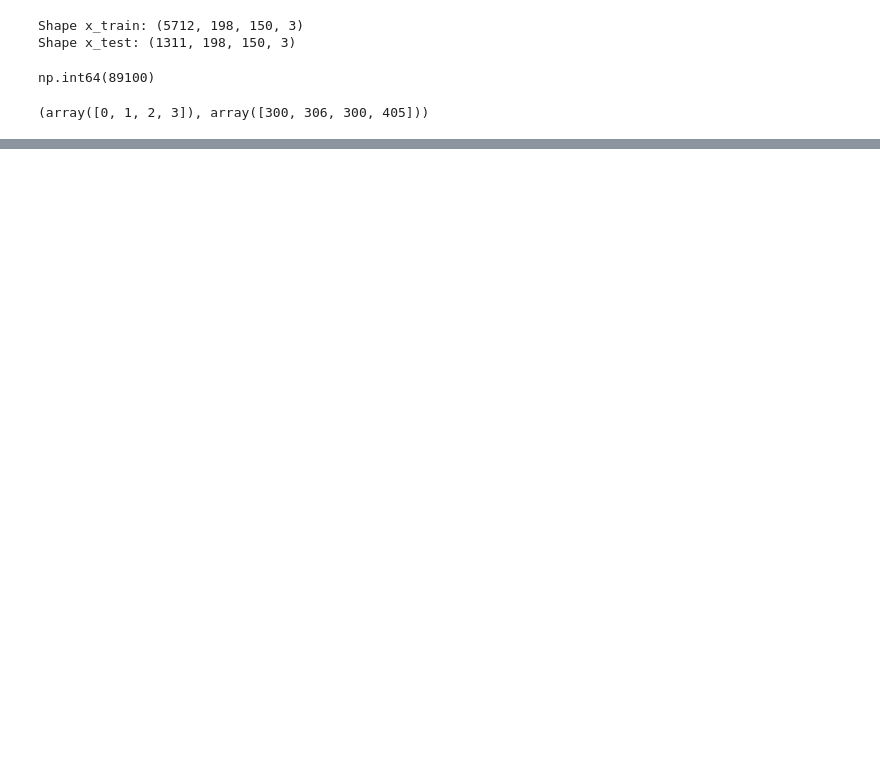
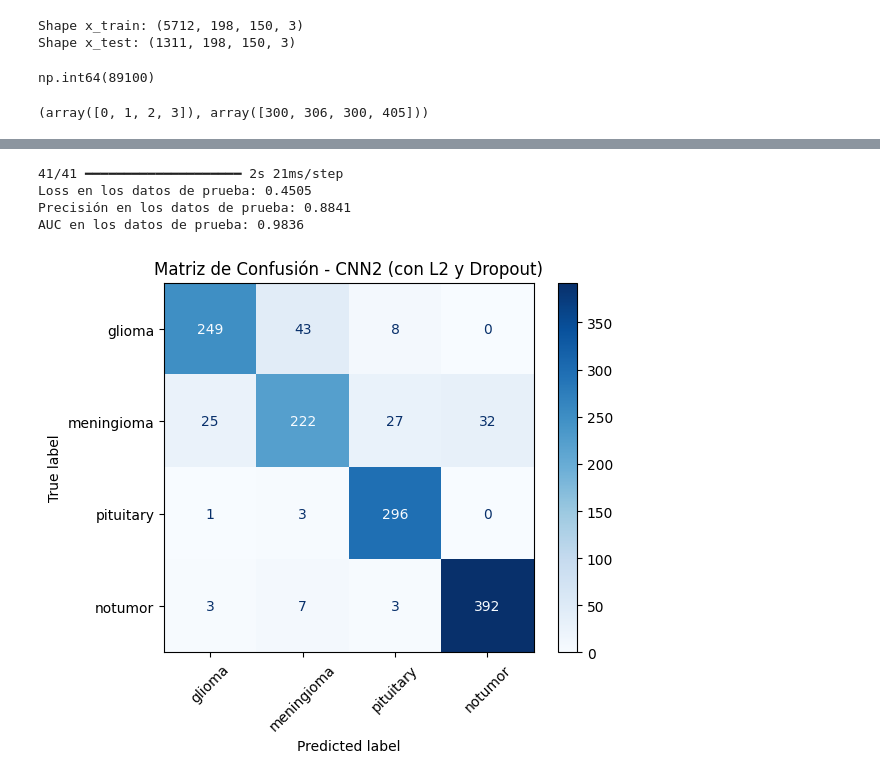
Before and after one commit to niconinov/A3_helath, a Jupyter notebook: c_modelos_conv.ipynb, the cells around one changed output, grey strips where cells are left out. Cells and saved outputs as stored; diff of their text form; code cells hidden in the pictures; blank space fills up the shorter version.

```diff
--- a/c_modelos_conv.ipynb
+++ b/c_modelos_conv.ipynb
@@ -395,0 +348,42 @@ print(f"\n Test Accuracy (versión rápida): {test_acc:.4f}")
+# %%
+# Obtener las probabilidades de predicción para el modelo CNN2 en el conjunto de prueba
+y_pred_proba_cnn2 = cnn_model2.predict(x_test)
+
+# Calcular el AUC utilizando las probabilidades predichas y las etiquetas reales
+try:
+    roc_auc_cnn2 = roc_auc_score(y_test, y_pred_proba_cnn2, multi_class='ovr', average='macro')
+except ValueError as e:
+    print(f"No se pudo calcular el AUC para el modelo CNN2. Error: {e}")
+    print("Esto puede ocurrir si hay clases que no aparecen en las predicciones o en los datos reales.")
+    roc_auc_cnn2 = None
+
+# Evaluar el modelo en los datos de prueba
+loss2, accuracy2 = cnn_model2.evaluate(x_test, y_test, verbose=0)
+
+# Imprimir los resultados de la evaluación
+print(f"Loss en los datos de prueba: {loss2:.4f}")
+print(f"Precisión en los datos de prueba: {accuracy2:.4f}")
+if roc_auc_cnn2 is not None:
+    print(f"AUC en los datos de prueba: {roc_auc_cnn2:.4f}")
+# %% [output]
+41/41 ━━━━━━━━━━━━━━━━━━━━ 2s 21ms/step
+Loss en los datos de prueba: 0.4505
+Precisión en los datos de prueba: 0.8841
+AUC en los datos de prueba: 0.9836
+# %%
+# Obtener las predicciones del modelo CNN2 en el conjunto de prueba
+y_pred_cnn2 = np.argmax(y_pred_proba_cnn2, axis=-1)
+
+# Definir las etiquetas de las clases (asegurarse de que coincidan con el orden)
+class_labels = ['glioma', 'meningioma', 'pituitary', 'notumor']
+
+# Matriz de confusión para el modelo CNN2
+cm_cnn2 = confusion_matrix(y_test, y_pred_cnn2, labels=[0, 1, 2, 3])
+
+# Visualizar la matriz de confusión
+disp_cnn2 = ConfusionMatrixDisplay(confusion_matrix=cm_cnn2, display_labels=class_labels)
+disp_cnn2.plot(cmap='Blues', xticks_rotation=45)
+plt.title("Matriz de Confusión - CNN2 (con L2 y Dropout)")
+plt.show()
+# %% [output]
+[figure, added]
```
Also changed, not shown: parts of 25 cells of this notebook.
